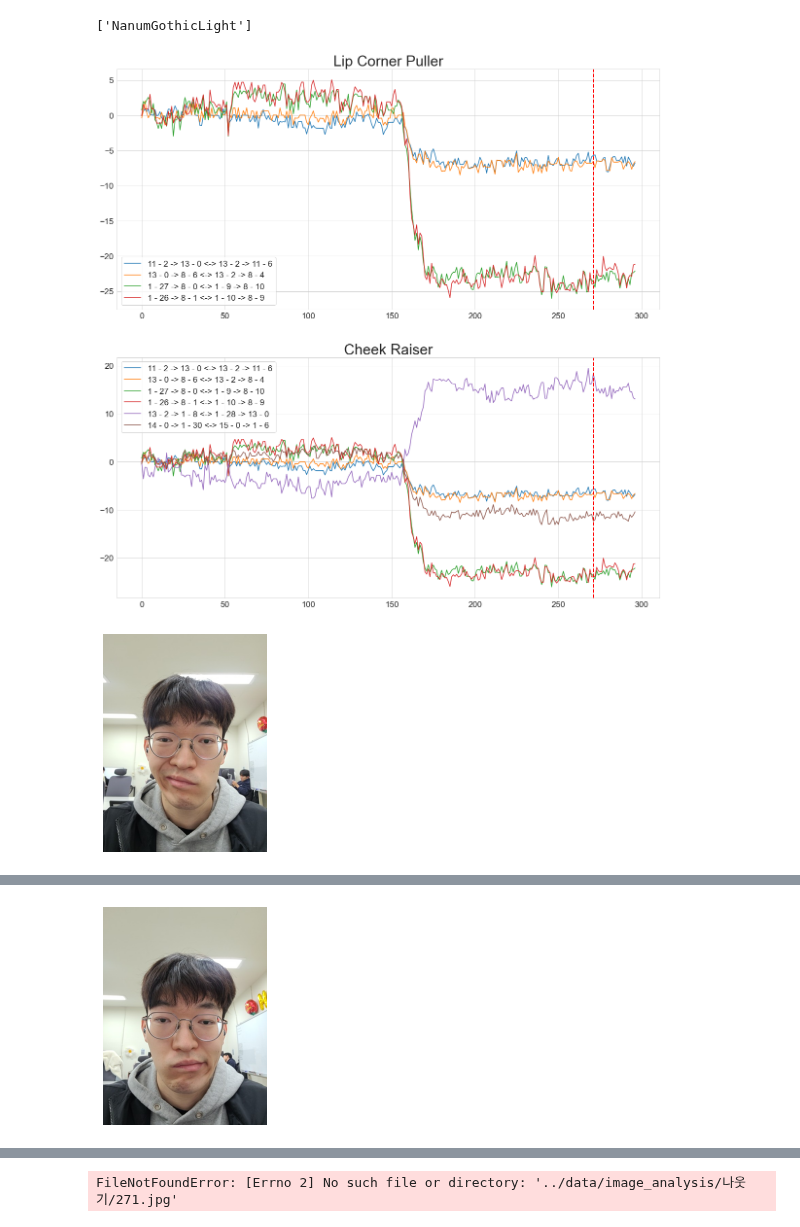
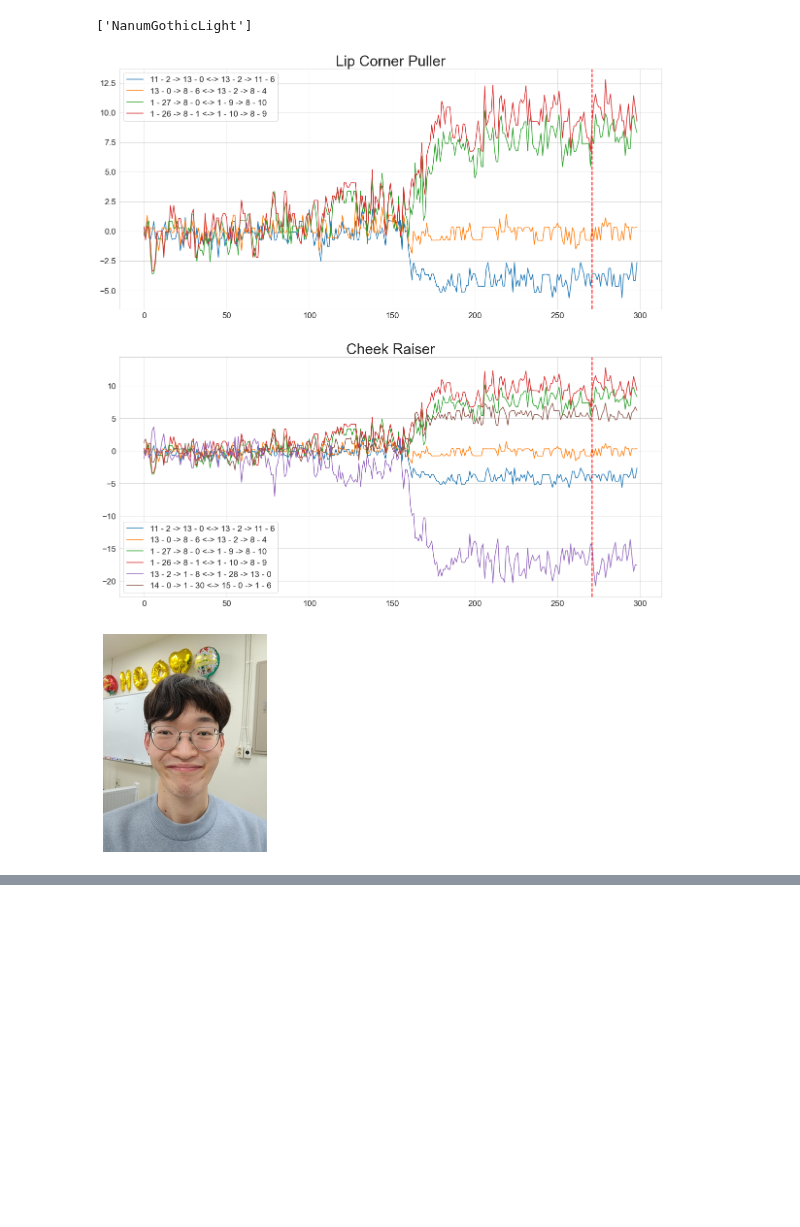
Before and after one commit to minimini-1/Facial-Expression-Recognition, a Jupyter notebook: feature_change/half_dist_change.ipynb, the cells around one changed output, grey strips where cells are left out. Saved outputs shown, nothing was run; the diff lists cells and outputs as text; code cells hidden in the pictures; blank space fills up the shorter version.

```diff
--- a/feature_change/half_dist_change.ipynb
+++ b/feature_change/half_dist_change.ipynb
@@ -25,19 +25,25 @@ def show_flow(emo, order, face):
     plt.rc('xtick', labelsize=17)  # x축 눈금 폰트 크기
     plt.rc('legend', fontsize=17)  # 범례 폰트 크기
     sns.set_style("whitegrid")
-    fig, ax = plt.subplots(len(emo), 1, figsize = (20,20))
+    if len(emo) <= 1:
+        fig, ax = plt.subplots(2, 1, figsize = (20,20))
+    else:
+        fig, ax = plt.subplots(len(emo), 1, figsize = (20,20))
+
     # plt.suptitle(face)
     # for idx in range(len(emotion[emo.split(' - ')[0]])):
         # print(emotion[emo.split(' - ')[0]][emo.split(' - ')[1]]['landmark_pair'])
     # print(emotion[emo.split(' - ')[0]][int(emo.split(' - ')[1])]['landmark_pair'])
     output = {}
+    i=0
     for em in emo:
         for la_pair in pair[em]:
             target_list = [i.replace('-', ' - ').replace(' - >','->') for i in la_pair]
             output[target_list[0] + ' <-> ' + target_list[1]] = df[target_list[0]] - df[target_list[1]]
-        temp_plot = sns.lineplot(data = output, markers=False, dashes=False, ax=ax[int(em.split(' - ')[1])], palette="tab10")
-        ax[int(em.split(' - ')[1])].axvline(order, 0, 1, color='red', linestyle='--', linewidth=2)
+        temp_plot = sns.lineplot(data = output, markers=False, dashes=False, ax=ax[i], palette="tab10")
+        ax[i].axvline(order, 0, 1, color='red', linestyle='--', linewidth=2)
         temp_plot.set_title(emotion[em.split(' - ')[0]][int(em.split(' - ')[1])]['name'], fontsize=30)
+        i += 1
     plt.savefig('../data/image_analysis/imagesave/'+face+'.jpg', facecolor='#ffffff', bbox_inches='tight')
     plt.show()
 # %%
@@ -46,33 +52,33 @@ emo = {'웃기':'Happy',
         '슬픔': 'Sadness',
         '놀람': 'Surprise',
         '화남': 'Anger'}
-people_list = ['나오른쪽', '나왼쪽', '나']
+people_list = ['나66']
 emo_kr = '웃기'
 image_order = 271
 pair = {
     'Happy - 0': [["11-2 -> 13-0","13-2 -> 11-6"], ["13-0 -> 8-6", "13-2 -> 8-4"], ["1-27 -> 8-0", "1-9 -> 8-10"], ["1-26 -> 8-1", "1-10 -> 8-9"]],
     'Happy - 1': [["13-2 -> 1-8", "1-28 -> 13-0"],["14-0 -> 1-30", "15-0 -> 1-6"]],
     'Surprise - 2': [["8-3 -> 11-6","8-7 -> 11-2"], ["8-4 -> 11-5", "8-6 -> 11-3"]],
     'Anger - 2' : [["8-1 -> 12-0", "8-9 -> 12-0"]],
     'Anger - 3': [["11-2 -> 13-0", "11-6 -> 13-2"]]
     }
 for fa in people_list:
     face = fa + emo_kr
     df = pd.read_csv('../data/image_analysis/'+face+'/'+face+'.csv')
     with open('../data/image_analysis/emotion_rule_weight.json', 'r') as f:
         emotion = json.load(f)
 
     # if '오른쪽' in fa:
     #     right = df
     #     print("오른쪽")
     #     show_img(df, '../data/image_analysis/'+face+'/' + str(image_order) + '.jpg', face)
     # elif '왼쪽' in fa:
     #     left = df
     #     print("왼쪽")
     pick = [i for i in list(pair.keys()) if emo[emo_kr] in i]
     show_flow(pick, image_order, face)
     show_img(df, '../data/image_analysis/'+face+'/' + str(image_order) + '.jpg', face)
     # print(pd.DataFrame(df.iloc[image_order]).to_dict()[image_order])
 # %% [output]
-[figure, old version]
+[figure, new version]
-[figure, old version]
+[figure, new version]
@@ -80 +84,0 @@ for fa in people_list:
-[figure, removed]
@@ -82 +84,0 @@ for fa in people_list:
-FileNotFoundError: [Errno 2] No such file or directory: '../data/image_analysis/나웃기/271.jpg'
```
Also changed, not shown: parts of 1 cell of this notebook, 1 other file.
